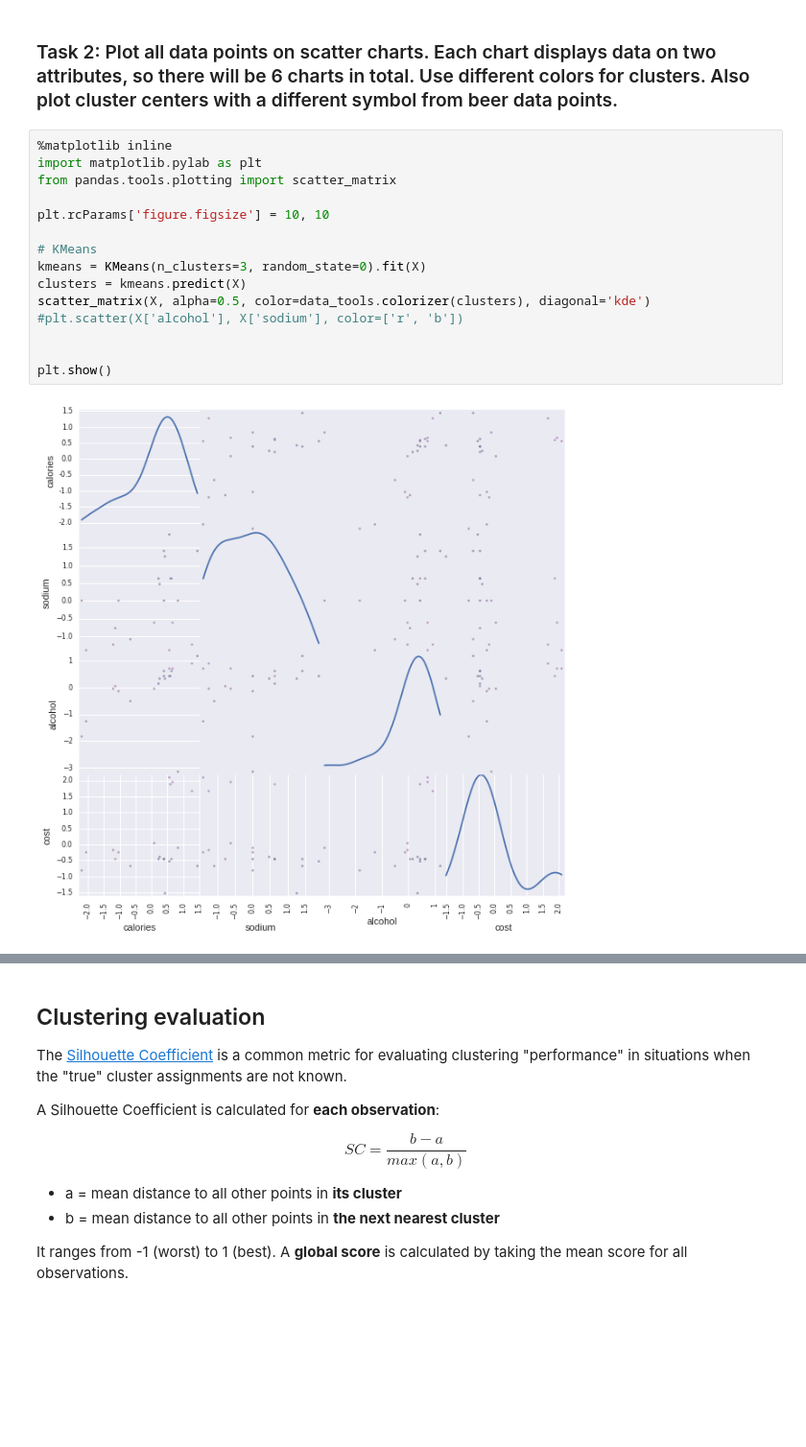
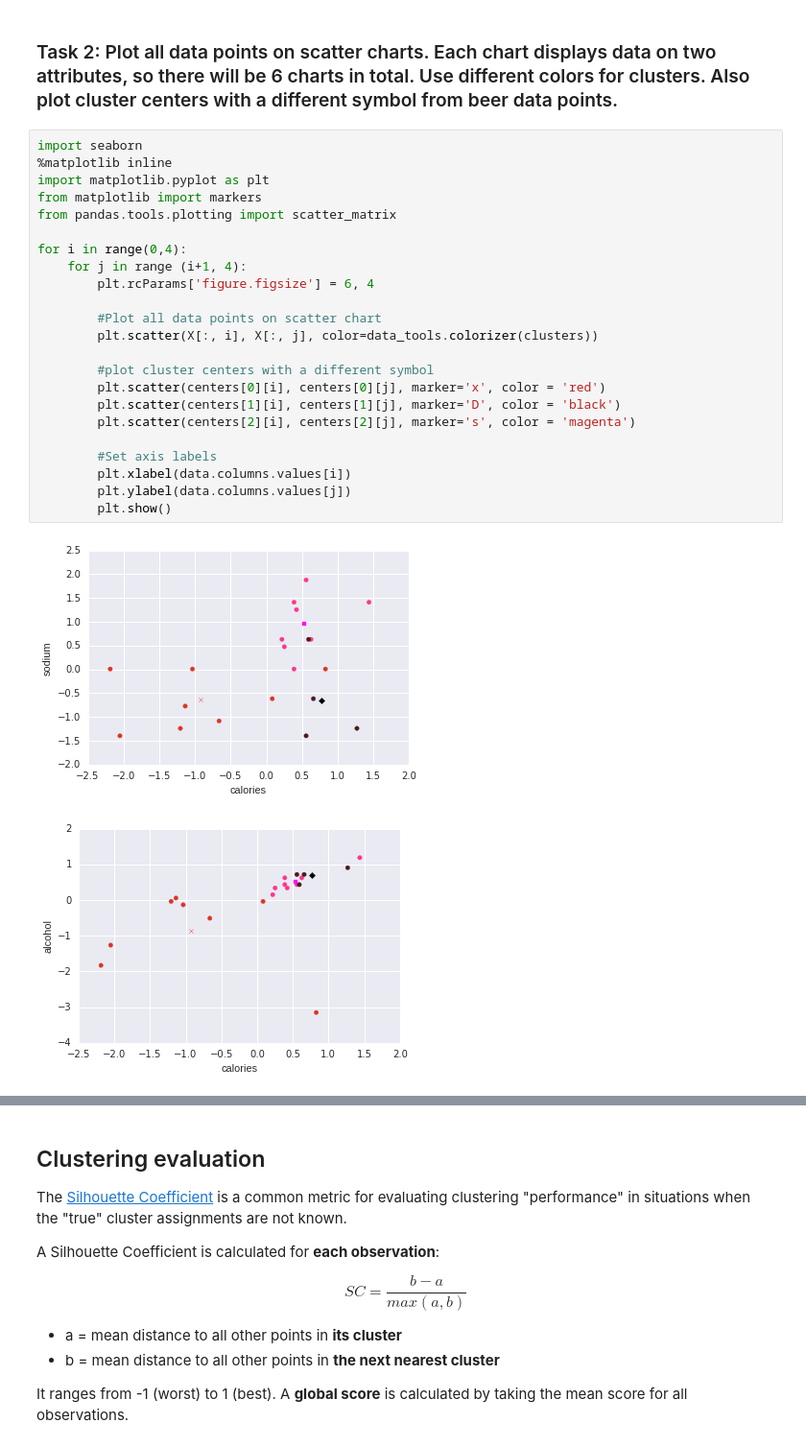
Before and after one commit to vkarthyk/Security-Analytics-Submissions, a Jupyter notebook: vkarthy1_HW4.ipynb, the cells around one changed output, grey strips where cells are left out. Shown at 96% size. Saved outputs shown, nothing was run; the diff lists cells and outputs as text; blank space fills up the shorter version.

```diff
--- a/vkarthy1_HW4.ipynb
+++ b/vkarthy1_HW4.ipynb
@@ -151,19 +97,28 @@ None
 # %% [markdown]
 ### Task 2: Plot all data points on scatter charts. Each chart displays data on two attributes, so there will be 6 charts in total. Use different colors for clusters. Also plot cluster centers with a different symbol from beer data points.
-# %%
-%matplotlib inline
-import matplotlib.pylab as plt
-from pandas.tools.plotting import scatter_matrix
-
-plt.rcParams['figure.figsize'] = 10, 10
-
-# KMeans
-kmeans = KMeans(n_clusters=3, random_state=0).fit(X)
-clusters = kmeans.predict(X)
-scatter_matrix(X, alpha=0.5, color=data_tools.colorizer(clusters), diagonal='kde')
-#plt.scatter(X['alcohol'], X['sodium'], color=['r', 'b'])
-
-
-plt.show()
-# %% [output]
-[figure, removed]
+# %%
+import seaborn
+%matplotlib inline
+import matplotlib.pyplot as plt
+from matplotlib import markers
+from pandas.tools.plotting import scatter_matrix
+
+for i in range(0,4):
+    for j in range (i+1, 4):
+        plt.rcParams['figure.figsize'] = 6, 4
+
+        #Plot all data points on scatter chart
+        plt.scatter(X[:, i], X[:, j], color=data_tools.colorizer(clusters))
+
+        #plot cluster centers with a different symbol
+        plt.scatter(centers[0][i], centers[0][j], marker='x', color = 'red')
+        plt.scatter(centers[1][i], centers[1][j], marker='D', color = 'black')
+        plt.scatter(centers[2][i], centers[2][j], marker='s', color = 'magenta')
+
+        #Set axis labels
+        plt.xlabel(data.columns.values[i])
+        plt.ylabel(data.columns.values[j])
+        plt.show()
+# %% [output]
+[figure, added]
+[figure, added]
```
Also changed, not shown: parts of 7 cells of this notebook.
